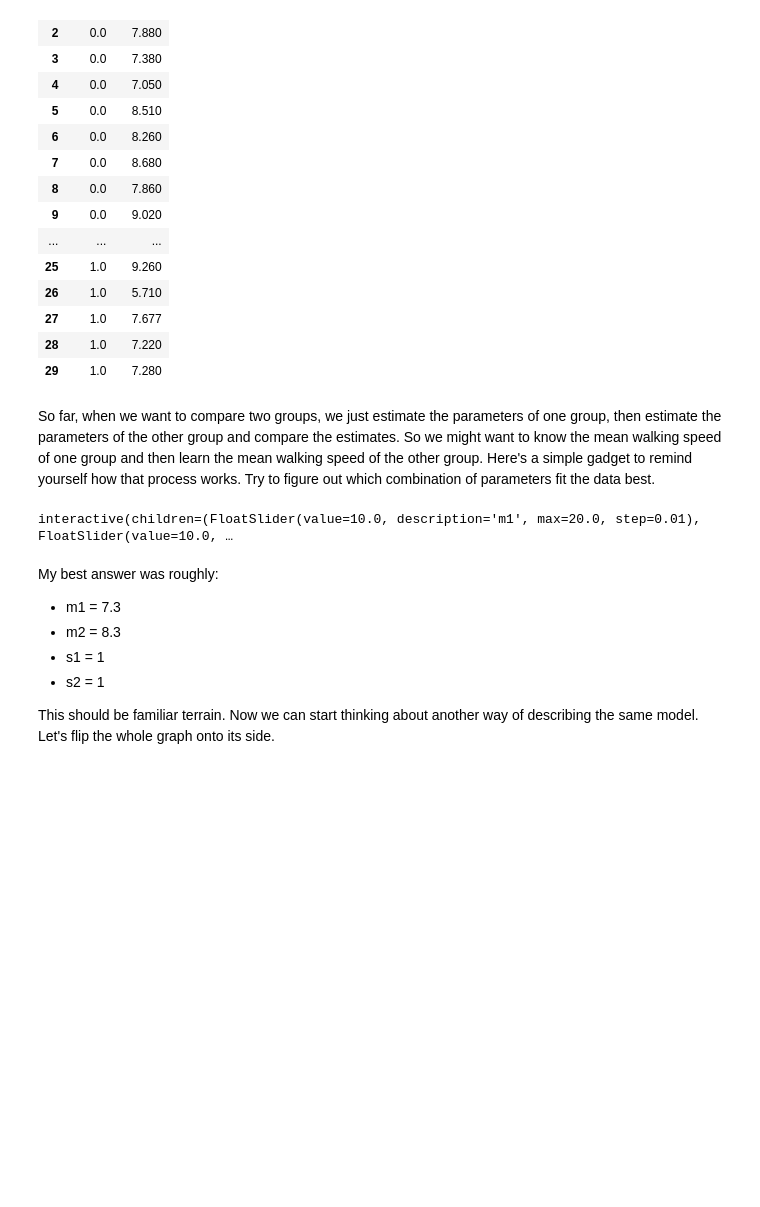
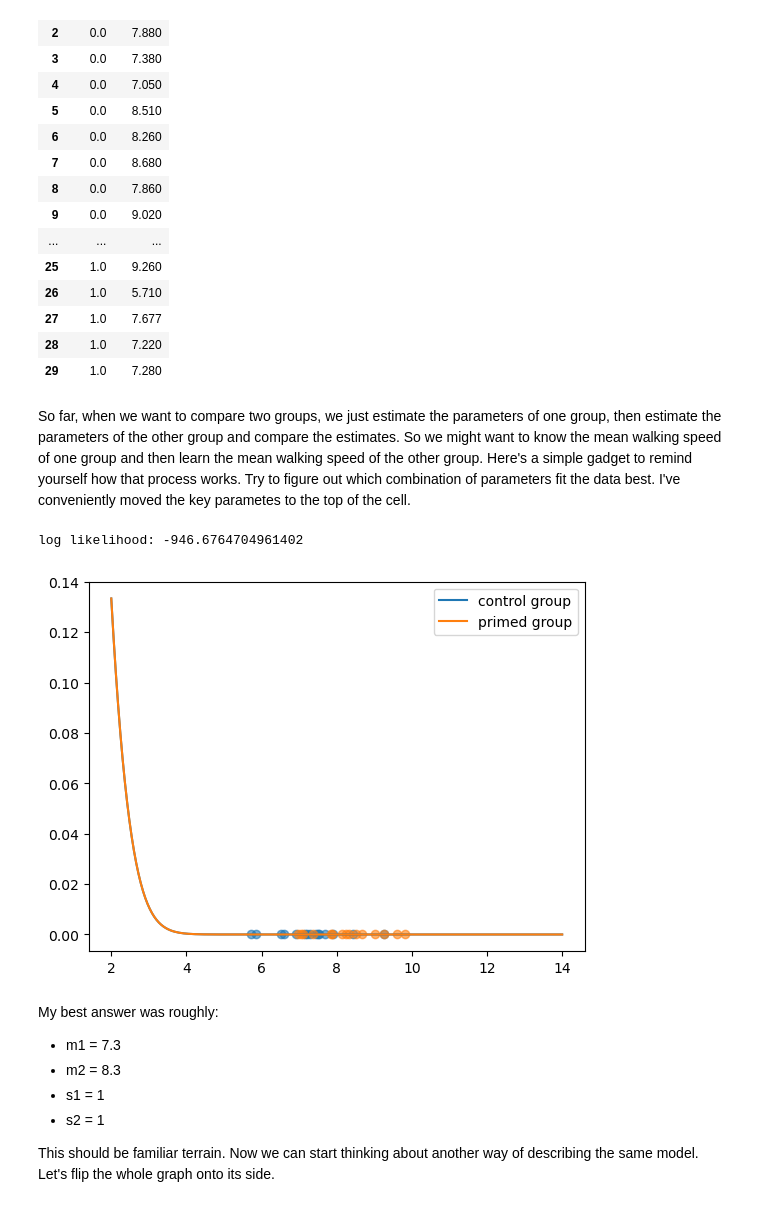
Before and after one commit to daniel-saunders-phil/cogs-303, a Jupyter notebook: lectures/Lecture 19 - Mediation.ipynb, the cells around one changed output. Saved outputs shown, nothing was run; the diff lists cells and outputs as text; code cells hidden in the pictures; blank space fills up the shorter version.

```diff
--- a/lectures/Lecture 19 - Mediation.ipynb
+++ b/lectures/Lecture 19 - Mediation.ipynb
@@ -59,35 +58,37 @@ data
 | 28 | 1.0 | 7.220 |
 | 29 | 1.0 | 7.280 |
 # %% [markdown]
-So far, when we want to compare two groups, we just estimate the parameters of one group, then estimate the parameters of the other group and compare the estimates. So we might want to know the mean walking speed of one group and then learn the mean walking speed of the other group. Here's a simple gadget to remind yourself how that process works. Try to figure out which combination of parameters fit the data best.
+So far, when we want to compare two groups, we just estimate the parameters of one group, then estimate the parameters of the other group and compare the estimates. So we might want to know the mean walking speed of one group and then learn the mean walking speed of the other group. Here's a simple gadget to remind yourself how that process works. Try to figure out which combination of parameters fit the data best. I've conveniently moved the key parametes to the top of the cell.
 # %%
+m1=0
+m2=0
+s1=1
+s2=1
+
 def draw_two_normals(m1,m2,s1,s2):
 
     x = np.linspace(2,14,200)
     y1 = stats.norm(m1,s2).pdf(x)
     y2 = stats.norm(m2,s2).pdf(x)
     y1 = y1 / sum(y1)
     y2 = y2 / sum(y2)
 
     l1 = stats.norm(m1,s1).logpdf(control_speed)
     l2 = stats.norm(m2,s2).logpdf(primed_speed)
 
     likelihood = np.sum(l1 + l2)
     print("log likelihood: " + str(likelihood))
 
     plt.plot(control_speed,[0] * len(control_speed),'o',color="tab:blue",alpha=0.6)
     plt.plot(primed_speed,[0] * len(primed_speed),'o',color="tab:orange",alpha=0.6)
     plt.plot(x,y1,color="tab:blue",label="control group")
     plt.plot(x,y2,color="tab:orange",label="primed group")
     plt.legend()
 
-widgets.interact_manual(draw_two_normals,
-         m1=widgets.FloatSlider(min=0, max=20, step=0.01, value=10),
-         m2=widgets.FloatSlider(min=0, max=20, step=0.01, value=10),
-         s1=widgets.FloatSlider(min=0.001, max=5, step=.01, value=1),
-         s2=widgets.FloatSlider(min=0.001, max=5, step=.01, value=1));
+draw_two_normals(m1,m2,s1,s2)
 # %% [output]
-interactive(children=(FloatSlider(value=10.0, description='m1', max=20.0, step=0.01), FloatSlider(value=10.0, …
+log likelihood: -946.6764704961402
+[figure, added]
 # %% [markdown]
 My best answer was roughly:
 
```
Also changed, not shown: parts of 72 cells of this notebook, 9 other files.
